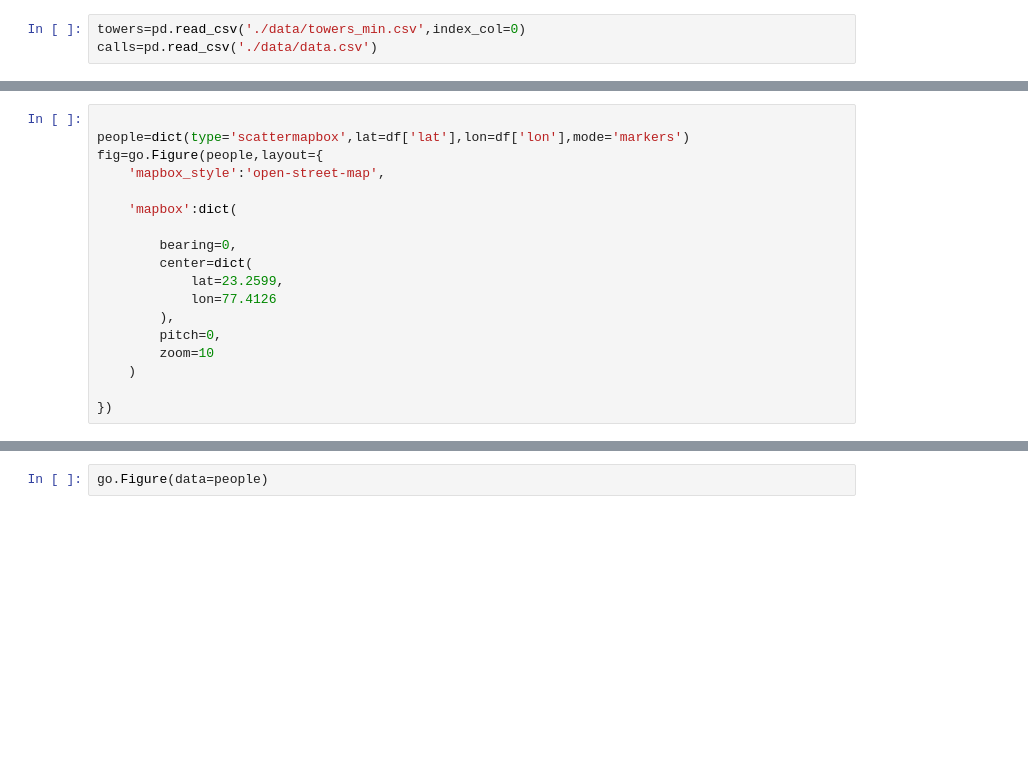
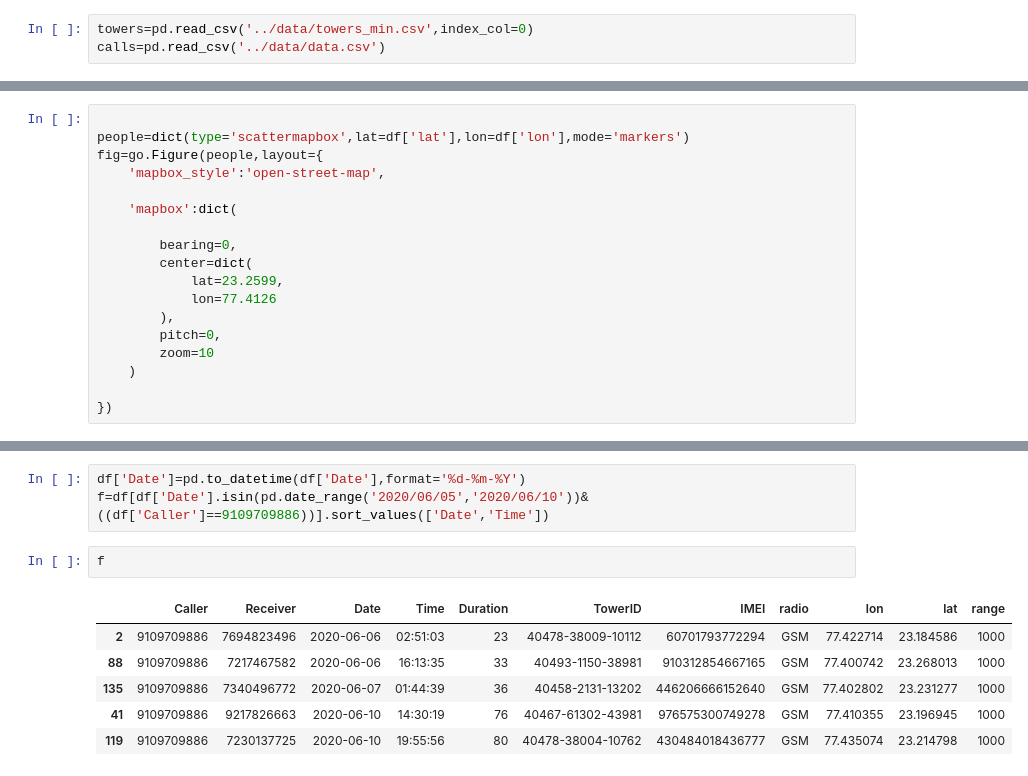
Before and after one commit to kousikr26/rk312_konigsberg, a Jupyter notebook: Notebooks/geographicalPlot.ipynb, the cells around one changed output, grey strips where cells are left out. Saved outputs shown, nothing was run; the diff lists cells and outputs as text; blank space fills up the shorter version.

```diff
--- a/Notebooks/geographicalPlot.ipynb
+++ b/Notebooks/geographicalPlot.ipynb
@@ -5,6 +72,6 @@ import plotly.graph_objects as go
 # %%
-towers=pd.read_csv('./data/towers_min.csv',index_col=0)
-calls=pd.read_csv('./data/data.csv')
+towers=pd.read_csv('../data/towers_min.csv',index_col=0)
+calls=pd.read_csv('../data/data.csv')
 # %%
 df=pd.merge(calls,towers,on='TowerID')
 # %%
@@ -30,2 +99,12 @@ fig.show()
-# %%
-go.Figure(data=people)
+# %%
+df['Date']=pd.to_datetime(df['Date'],format='%d-%m-%Y')
+f=df[df['Date'].isin(pd.date_range('2020/06/05','2020/06/10'))&((df['Caller']==9109709886))].sort_values(['Date','Time'])
+# %%
+f
+# %% [output]
+|  | Caller | Receiver | Date | Time | Duration | TowerID | IMEI | radio | lon | lat | range |
+| 2 | 9109709886 | 7694823496 | 2020-06-06 | 02:51:03 | 23 | 40478-38009-10112 | 60701793772294 | GSM | 77.422714 | 23.184586 | 1000 |
+| 88 | 9109709886 | 7217467582 | 2020-06-06 | 16:13:35 | 33 | 40493-1150-38981 | 910312854667165 | GSM | 77.400742 | 23.268013 | 1000 |
+| 135 | 9109709886 | 7340496772 | 2020-06-07 | 01:44:39 | 36 | 40458-2131-13202 | 446206666152640 | GSM | 77.402802 | 23.231277 | 1000 |
+| 41 | 9109709886 | 9217826663 | 2020-06-10 | 14:30:19 | 76 | 40467-61302-43981 | 976575300749278 | GSM | 77.410355 | 23.196945 | 1000 |
+| 119 | 9109709886 | 7230137725 | 2020-06-10 | 19:55:56 | 80 | 40478-38004-10762 | 430484018436777 | GSM | 77.435074 | 23.214798 | 1000 |
```
Also changed, not shown: parts of 6 cells of this notebook, 1 other file.
